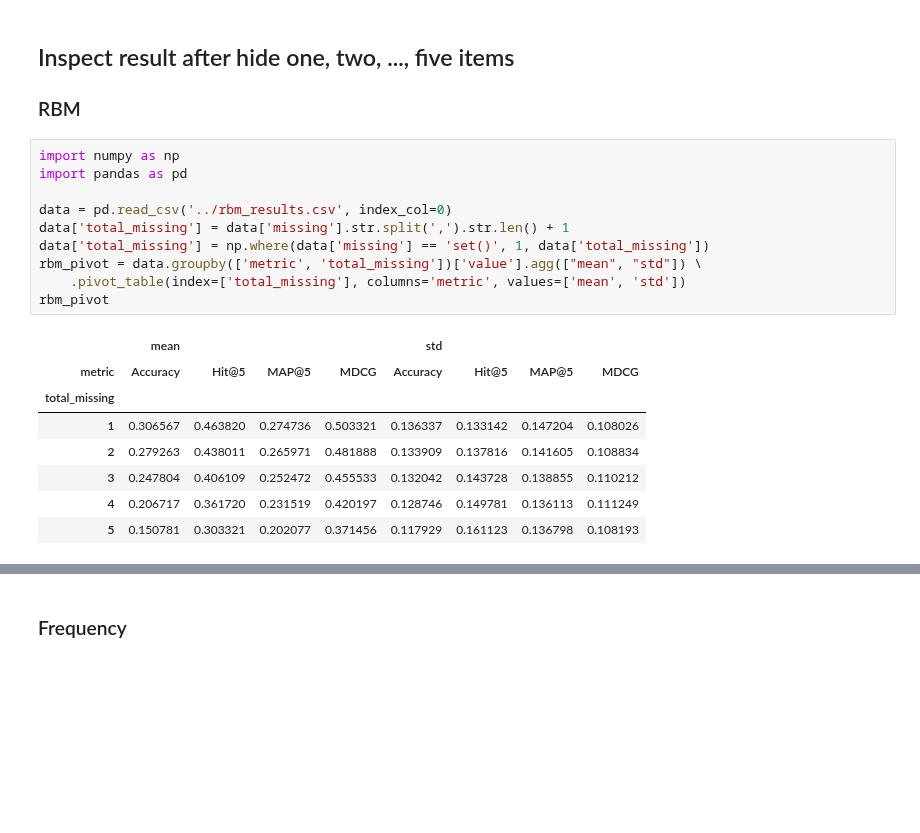
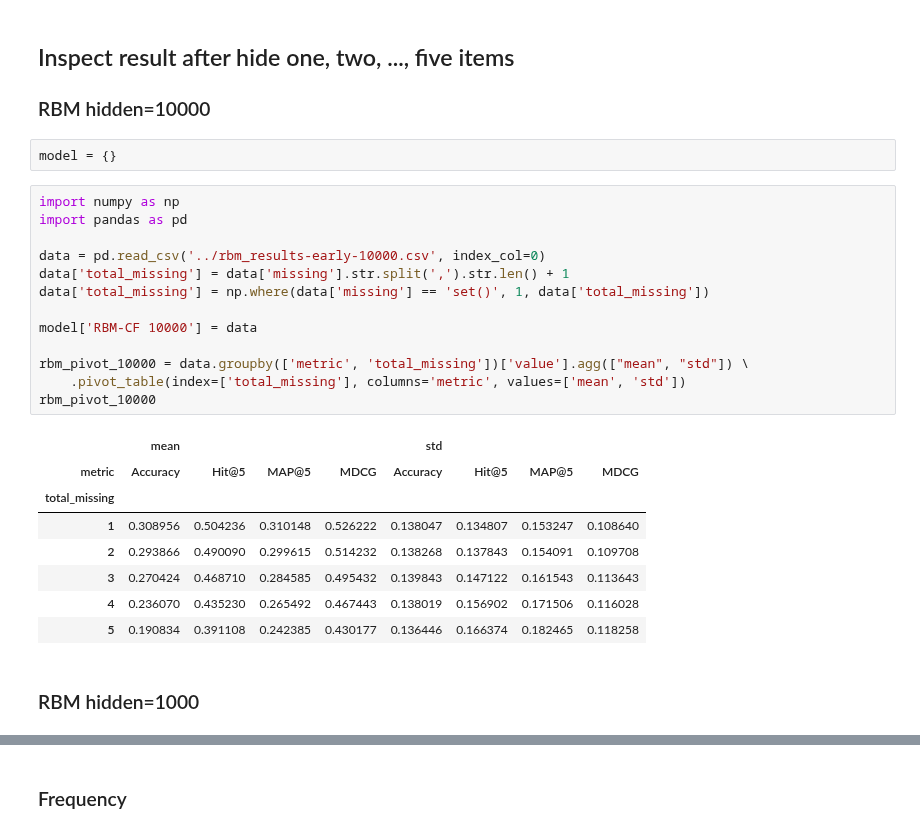
Before and after one commit to SrMouraSilva/RBM, a Jupyter notebook: experiments/notebooks/Lost information.ipynb, the cells around one changed output, grey strips where cells are left out. Cells and saved outputs as stored; diff of their text form; blank space fills up the shorter version.

```diff
--- a/experiments/notebooks/Lost information.ipynb
+++ b/experiments/notebooks/Lost information.ipynb
@@ -1,24 +1,31 @@
 # %% [markdown]
 ## Inspect result after hide one, two, ..., five items
 
-### RBM
+### RBM hidden=10000
+# %%
+model = {}
 # %%
 import numpy as np
 import pandas as pd
 
-data = pd.read_csv('../rbm_results.csv', index_col=0)
+data = pd.read_csv('../rbm_results-early-10000.csv', index_col=0)
 data['total_missing'] = data['missing'].str.split(',').str.len() + 1
 data['total_missing'] = np.where(data['missing'] == 'set()', 1, data['total_missing'])
-rbm_pivot = data.groupby(['metric', 'total_missing'])['value'].agg(["mean", "std"]) \
+
+model['RBM-CF 10000'] = data
+
+rbm_pivot_10000 = data.groupby(['metric', 'total_missing'])['value'].agg(["mean", "std"]) \
     .pivot_table(index=['total_missing'], columns='metric', values=['mean', 'std'])
-rbm_pivot
+rbm_pivot_10000
 # %% [output]
 |  | mean |  |  |  | std |  |  |  |
 | metric | Accuracy | Hit@5 | MAP@5 | MDCG | Accuracy | Hit@5 | MAP@5 | MDCG |
 | total_missing |  |  |  |  |  |  |  |  |
-| 1 | 0.306567 | 0.463820 | 0.274736 | 0.503321 | 0.136337 | 0.133142 | 0.147204 | 0.108026 |
-| 2 | 0.279263 | 0.438011 | 0.265971 | 0.481888 | 0.133909 | 0.137816 | 0.141605 | 0.108834 |
-| 3 | 0.247804 | 0.406109 | 0.252472 | 0.455533 | 0.132042 | 0.143728 | 0.138855 | 0.110212 |
-| 4 | 0.206717 | 0.361720 | 0.231519 | 0.420197 | 0.128746 | 0.149781 | 0.136113 | 0.111249 |
-| 5 | 0.150781 | 0.303321 | 0.202077 | 0.371456 | 0.117929 | 0.161123 | 0.136798 | 0.108193 |
+| 1 | 0.308956 | 0.504236 | 0.310148 | 0.526222 | 0.138047 | 0.134807 | 0.153247 | 0.108640 |
+| 2 | 0.293866 | 0.490090 | 0.299615 | 0.514232 | 0.138268 | 0.137843 | 0.154091 | 0.109708 |
+| 3 | 0.270424 | 0.468710 | 0.284585 | 0.495432 | 0.139843 | 0.147122 | 0.161543 | 0.113643 |
+| 4 | 0.236070 | 0.435230 | 0.265492 | 0.467443 | 0.138019 | 0.156902 | 0.171506 | 0.116028 |
+| 5 | 0.190834 | 0.391108 | 0.242385 | 0.430177 | 0.136446 | 0.166374 | 0.182465 | 0.118258 |
+# %% [markdown]
+### RBM hidden=1000
 # %%
```
Also changed, not shown: parts of 7 cells of this notebook, 6 other files.
